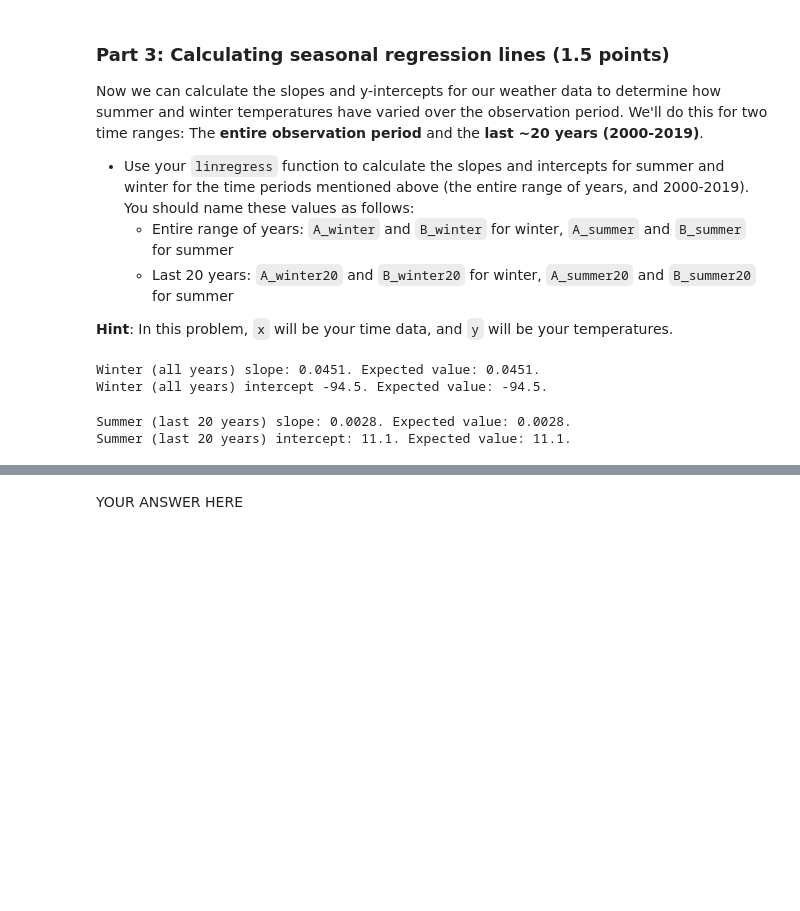
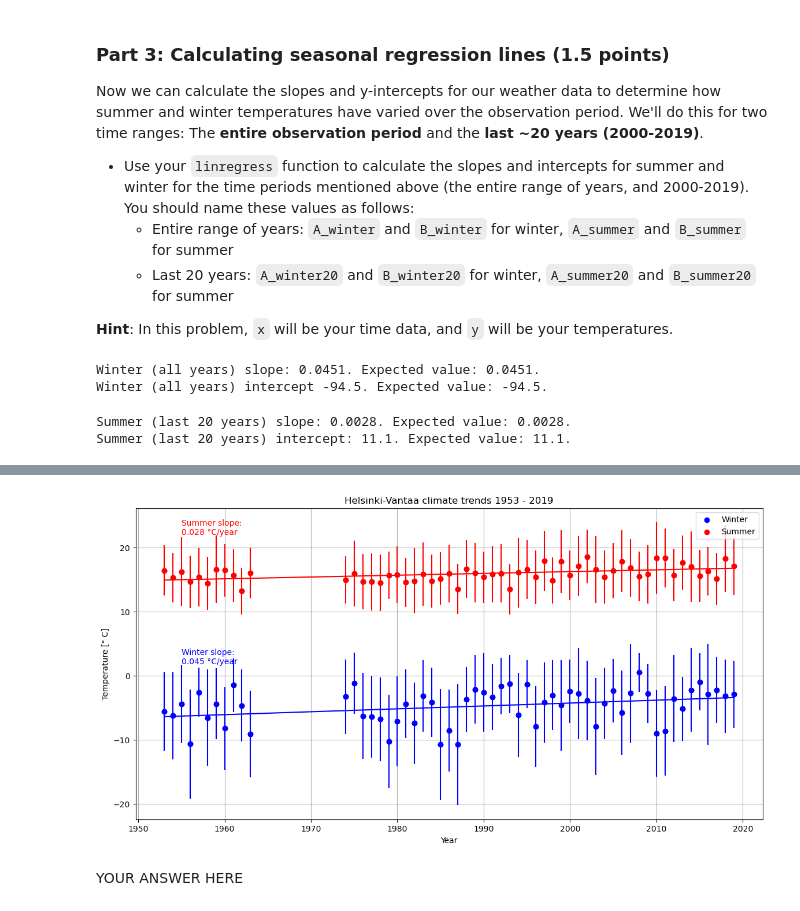
Before and after one commit to joaoambiente/IntroQG-2023, a Jupyter notebook: Exercise-2/Exercise-2-problems-1-3.ipynb, the cells around one changed output, grey strips where cells are left out. Cells and saved outputs as stored; diff of their text form; code cells hidden in the pictures; blank space fills up the shorter version.

```diff
--- a/Exercise-2/Exercise-2-problems-1-3.ipynb
+++ b/Exercise-2/Exercise-2-problems-1-3.ipynb
@@ -194,7 +194,7 @@ x = np.array(data.Year)
 winter = np.array(data["Winter mean"])
 summer = np.array(data["Summer mean"])
 
-data_20 = data[(data["Year"] >= 2000) & (data["Year"] <= 2019)]
+data_20 = data[(data["Year"] >= 2000) & (data["Year"] <= 2019)].copy()
 x_20 = np.array(data_20.Year)
 winter_20 = np.array(data_20["Winter mean"])
 summer_20 = np.array(data_20["Summer mean"])
@@ -265,3 +236,73 @@ plt.show()
+# %%
+# Plot for all years goes here
+
+ax = None
+
+# YOUR CODE HERE
+import matplotlib.pyplot as plt
+
+data["Winter_mean_pred"] = A_winter + B_winter * data.Year
+data["Summer_mean_pred"] = A_summer + B_summer * data.Year
+
+data_20["Winter_mean_pred"] = A_winter20 + B_winter20 * data_20.Year
+data_20["Summer_mean_pred"] = A_summer20 + B_summer20 * data_20.Year
+
+# Preparing data for full year
+years = data['Year']
+winter_means = data['Winter mean']
+winter_std = data['Winter std']
+summer_means = data['Summer mean']
+summer_std = data['Summer std']
+slopes = {"Winter": B_winter, "Summer": B_summer}
+
+# Preparing data for data_20
+years_20 = data_20['Year']
+winter_means_20 = data_20['Winter mean']
+winter_std_20 = data_20['Winter std']
+summer_means_20 = data_20['Summer mean']
+summer_std_20 = data_20['Summer std']
+slopes_20 = {"Winter": B_winter20, "Summer": B_summer20}
+
+# Creating a figure and an axes
+# I am still using subplots, but for producing two plots
+fig1, ax1 = plt.subplots(figsize=(14, 7))
+
+# Plotting function for a given dataset
+def plot_data(fig, ax,
+              years,
+              winter_means, winter_std, summer_means, summer_std,
+              data,
+              slopes):
+
+    my_plot_data = {
+        "Winter_mean_pred": ['Winter', winter_means, winter_std, "blue"],
+        "Summer_mean_pred": ['Summer', summer_means, summer_std, "red"]
+    }
+    for season, ids in my_plot_data.items():
+        label, y, yerr, color = ids
+        scatter_plot = ax.scatter(years, y=y, label=label, color=color)
+        ax.errorbar(years, y=y, yerr=yerr, fmt='o', capsize=0, color=color)
+        ax.plot(years, data[season], color=color)
+
+        # Adding a custom text label for the slope line
+        slope = round(slopes[label], 3)
+        custom_text = f"""{label} slope:\n{slope} °C/year"""
+        ax.text(years.min() + 2,
+                data[season].max() + 5,
+                s=custom_text,
+                color=color,
+                verticalalignment='bottom', horizontalalignment='left')
+        ax.legend()
+    ax.set_title(f"Helsinki-Vantaa climate trends {data.Year.min()} - {data.Year.max()}")
+    ax.grid()
+    ax.set_xlabel('Year')
+    ax.set_ylabel('Temperature [° C]')
+    ax.set_xticklabels([int(label) for label in ax.get_xticks()])
+
+# Call the plotting function for both data and data_20
+plot_data(fig1, ax1, years, winter_means, winter_std, summer_means, summer_std, data, slopes)
+# %% [output]
+[figure, added]
 # %% [markdown]
 YOUR ANSWER HERE
 # %%
```
Also changed, not shown: parts of 2 cells of this notebook.
